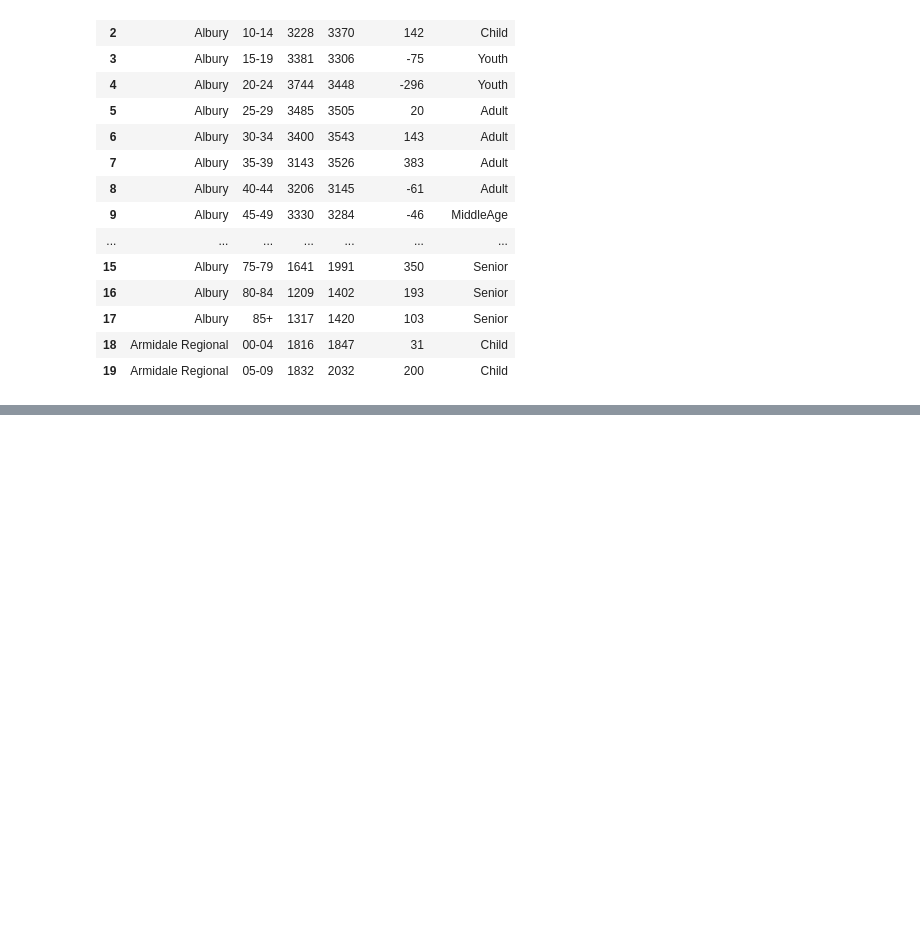
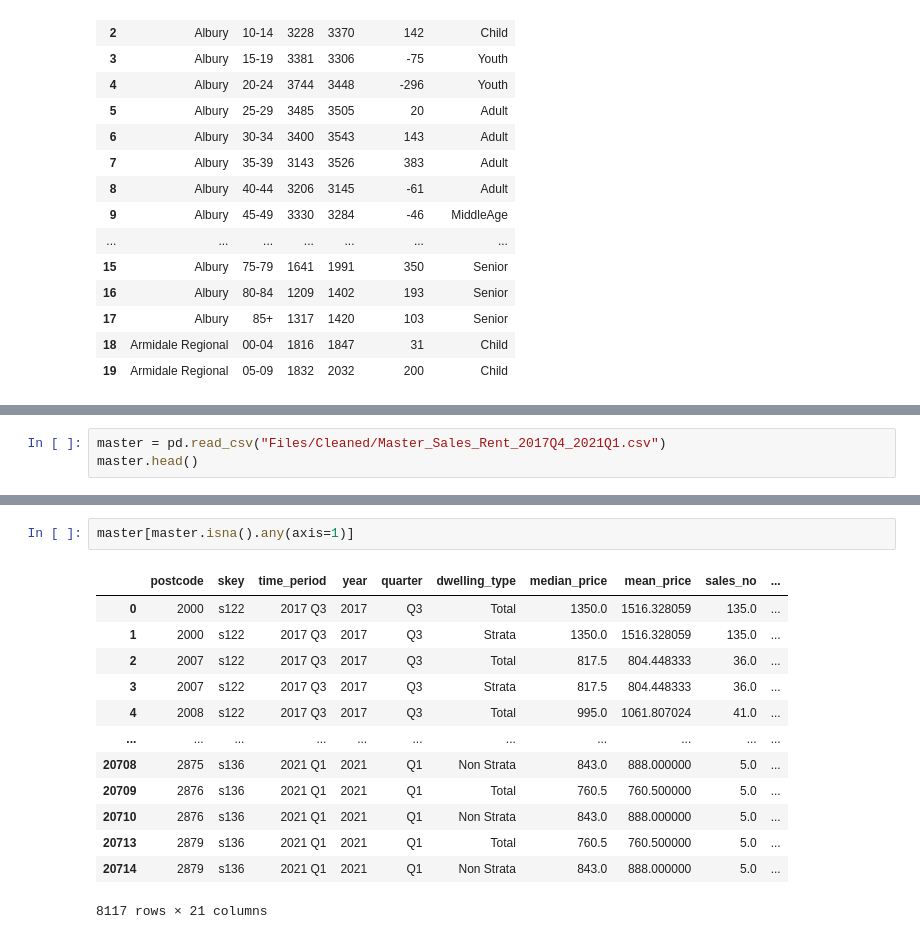
Before and after one commit to walthersy/NSW-house-price, a Jupyter notebook: Ken - Data Cleaning - Population and Construction.ipynb, the cells around one changed output, grey strips where cells are left out. Saved outputs shown, nothing was run; the diff lists cells and outputs as text; blank space fills up the shorter version.

```diff
--- a/Ken - Data Cleaning - Population and Construction.ipynb
+++ b/Ken - Data Cleaning - Population and Construction.ipynb
@@ -270,0 +273,3 @@ df_age_pivot.head(20)
+# %%
+master = pd.read_csv("Files/Cleaned/Master_Sales_Rent_2017Q4_2021Q1.csv")
+master.head()
@@ -270,0 +304,16 @@ df_age_pivot.head(20)
+# %%
+master[master.isna().any(axis=1)]
+# %% [output]
+|  | postcode | skey | time_period | year | quarter | dwelling_type | median_price | mean_price | sales_no | ... |
+| 0 | 2000 | s122 | 2017 Q3 | 2017 | Q3 | Total | 1350.0 | 1516.328059 | 135.0 | ... |
+| 1 | 2000 | s122 | 2017 Q3 | 2017 | Q3 | Strata | 1350.0 | 1516.328059 | 135.0 | ... |
+| 2 | 2007 | s122 | 2017 Q3 | 2017 | Q3 | Total | 817.5 | 804.448333 | 36.0 | ... |
+| 3 | 2007 | s122 | 2017 Q3 | 2017 | Q3 | Strata | 817.5 | 804.448333 | 36.0 | ... |
+| 4 | 2008 | s122 | 2017 Q3 | 2017 | Q3 | Total | 995.0 | 1061.807024 | 41.0 | ... |
+| ... | ... | ... | ... | ... | ... | ... | ... | ... | ... | ... |
+| 20708 | 2875 | s136 | 2021 Q1 | 2021 | Q1 | Non Strata | 843.0 | 888.000000 | 5.0 | ... |
+| 20709 | 2876 | s136 | 2021 Q1 | 2021 | Q1 | Total | 760.5 | 760.500000 | 5.0 | ... |
+| 20710 | 2876 | s136 | 2021 Q1 | 2021 | Q1 | Non Strata | 843.0 | 888.000000 | 5.0 | ... |
+| 20713 | 2879 | s136 | 2021 Q1 | 2021 | Q1 | Total | 760.5 | 760.500000 | 5.0 | ... |
+| 20714 | 2879 | s136 | 2021 Q1 | 2021 | Q1 | Non Strata | 843.0 | 888.000000 | 5.0 | ... |
+8117 rows × 21 columns
```
Also changed, not shown: parts of 11 cells of this notebook.
